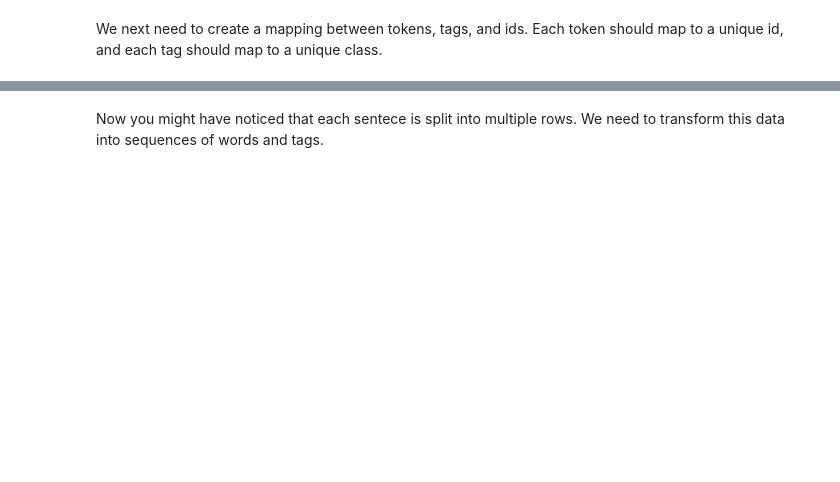
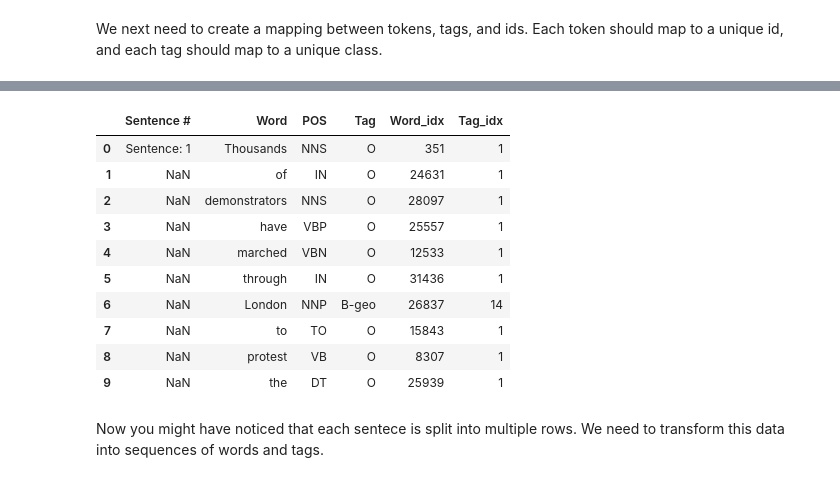
Before and after one commit to Nabarup-Maity/Deep_Learning, a Jupyter notebook: NER_prediction_with_lstm_and_transformers.ipynb, the cells around one changed output, grey strips where cells are left out. Drawn from its saved outputs; the diff is of its cells as text; code cells hidden in the pictures; blank space fills up the shorter version.

```diff
--- a/NER_prediction_with_lstm_and_transformers.ipynb
+++ b/NER_prediction_with_lstm_and_transformers.ipynb
@@ -39,3 +73,19 @@ We next need to create a mapping between tokens, tags, and ids. Each token shoul
+# %%
+data['Word_idx'] = data['Word'].map(token2idx)
+data['Tag_idx'] = data['Tag'].map(tag2idx)
+data.head(10)
+# %% [output]
+|  | Sentence # | Word | POS | Tag | Word_idx | Tag_idx |
+| 0 | Sentence: 1 | Thousands | NNS | O | 351 | 1 |
+| 1 | NaN | of | IN | O | 24631 | 1 |
+| 2 | NaN | demonstrators | NNS | O | 28097 | 1 |
+| 3 | NaN | have | VBP | O | 25557 | 1 |
+| 4 | NaN | marched | VBN | O | 12533 | 1 |
+| 5 | NaN | through | IN | O | 31436 | 1 |
+| 6 | NaN | London | NNP | B-geo | 26837 | 14 |
+| 7 | NaN | to | TO | O | 15843 | 1 |
+| 8 | NaN | protest | VB | O | 8307 | 1 |
+| 9 | NaN | the | DT | O | 25939 | 1 |
 # %% [markdown]
 Now you might have noticed that each sentece is split into multiple rows. We need to transform this data into sequences of words and tags.
 # %%
```
Also changed, not shown: parts of 34 cells of this notebook.
